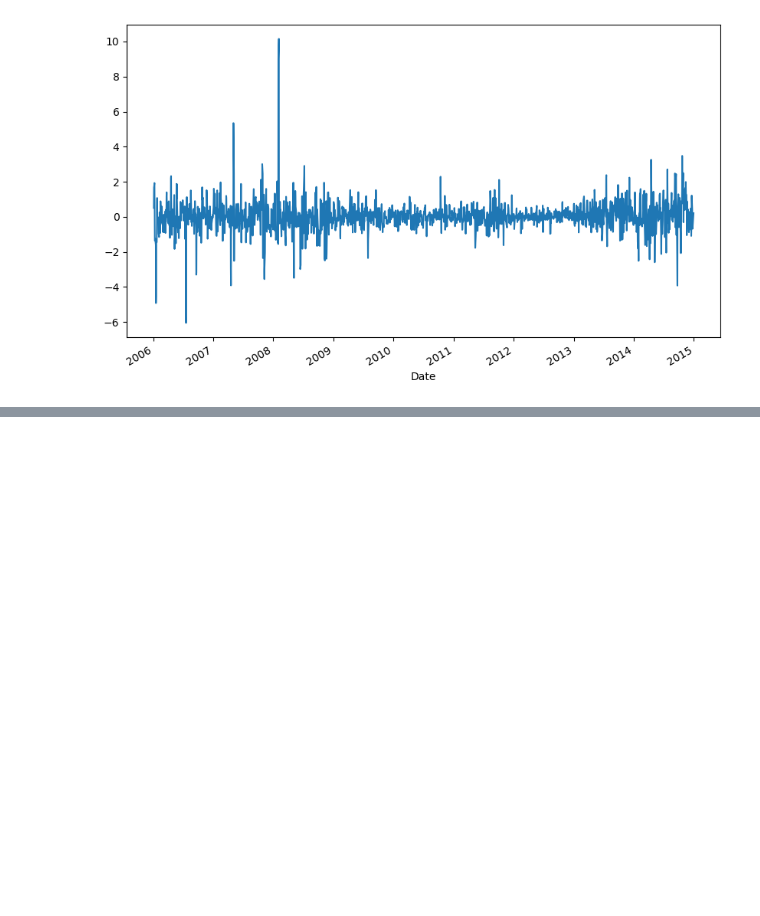
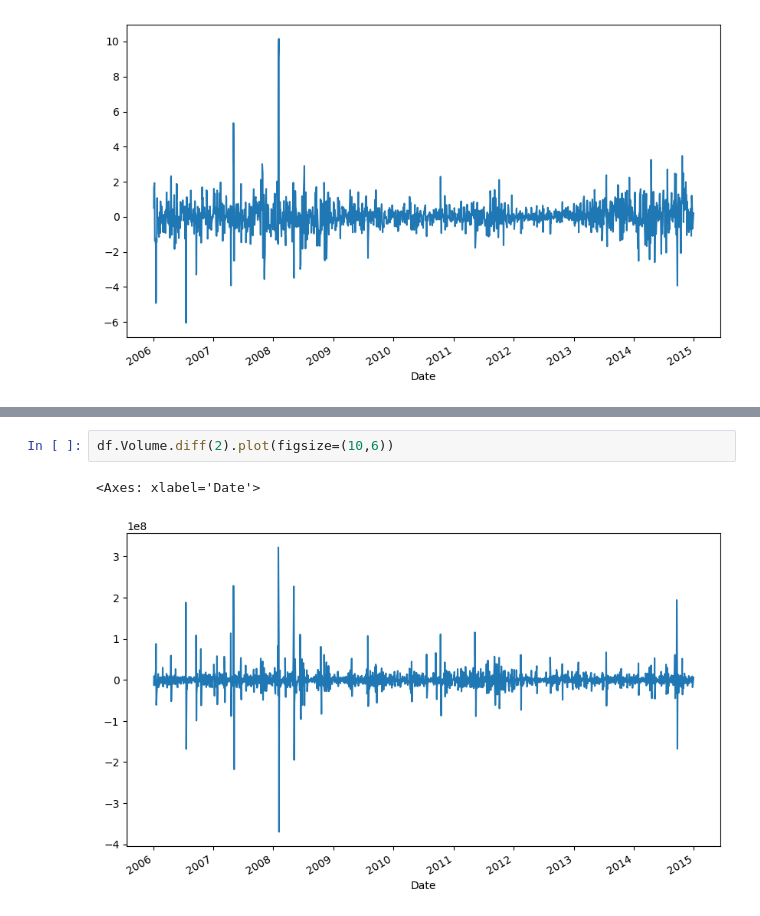
Before and after one commit to V-Adithya/DAV-Python, a Jupyter notebook: DAV Labsheet 9.ipynb, the cells around one changed output, grey strips where cells are left out. Cells and saved outputs as stored; diff of their text form; blank space fills up the shorter version.

```diff
--- a/DAV Labsheet 9.ipynb
+++ b/DAV Labsheet 9.ipynb
@@ -108,0 +114,5 @@ df.High.diff(2).plot(figsize=(10,6))
+# %%
+df.Volume.diff(2).plot(figsize=(10,6))
+# %% [output]
+<Axes: xlabel='Date'>
+[figure, added]
```
Also changed, not shown: parts of 4 cells of this notebook.
